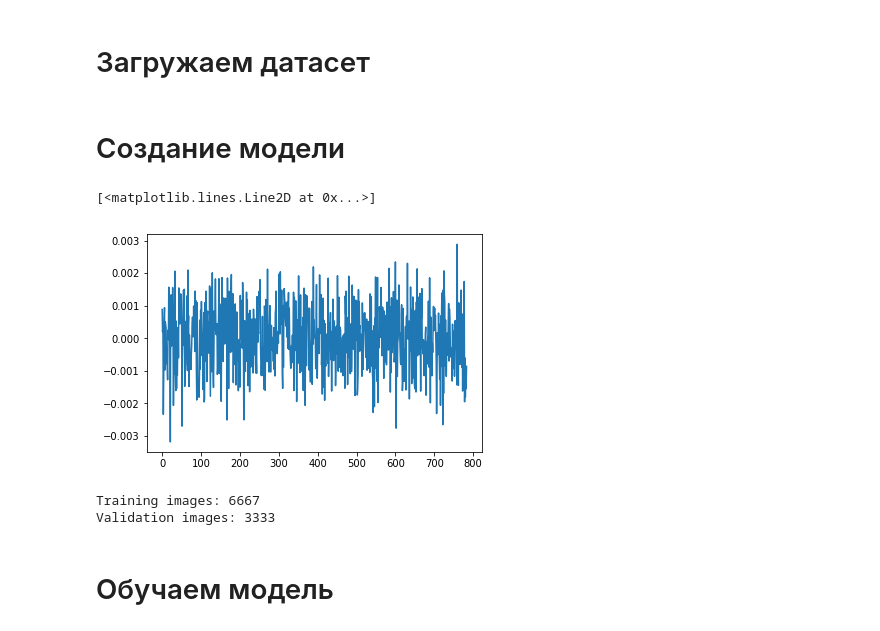
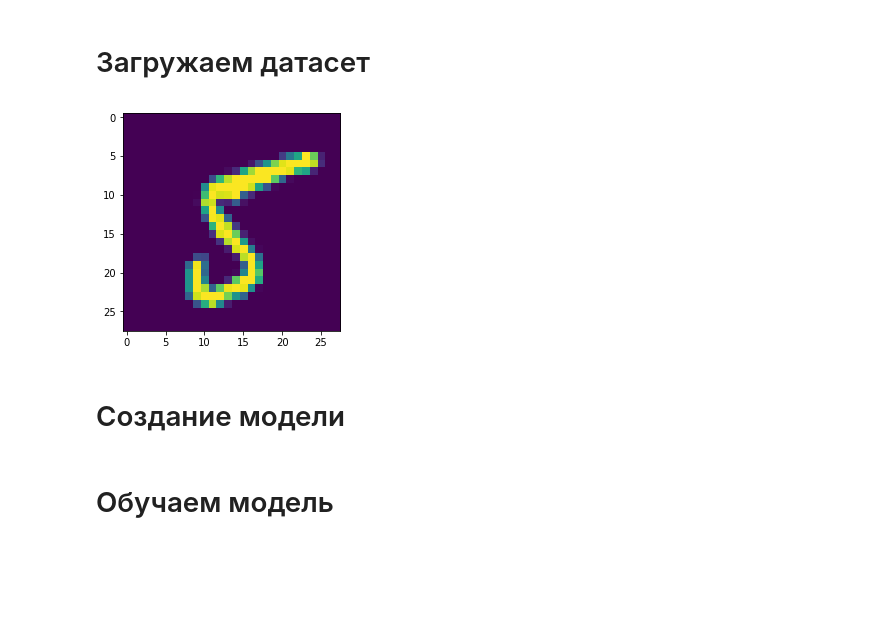
Before and after one commit to GitDimONE/Tech_ANN, a Jupyter notebook: 1_Lecture/01_Homework_Template.ipynb, the cells around one changed output. Saved outputs shown, nothing was run; the diff lists cells and outputs as text; code cells hidden in the pictures; blank space fills up the shorter version.

```diff
--- a/1_Lecture/01_Homework_Template.ipynb
+++ b/1_Lecture/01_Homework_Template.ipynb
@@ -27,35 +27,34 @@ def show_image(img):
 # %%
 # Normalizing and classification -1/+1
 def pixel_norm(x):
-    for i,pixel in enumerate(x):
-        x[i] = pixel/255
+    for img in x:
+        img = img/255
     return x
 
 def classification(y):
-    for i,label in enumerate(y):
-        y[i]=-1 if label==5 else 1
+    for label in y:
+        label=-1 if label==5 else 1
     return y
 
 data = pixel_norm(data)
 labels = classification(labels)
+
+show_image(data[0])
+# %% [output]
+[figure, added]
 # %% [markdown]
 # Создание модели
 # %%
 # Creating two perceptrons in output layer
-'''Global weight declaration for multiple Runs capabilities'''
+'''Global weight declaration for multiple runs capabilities'''
 
-np.random.seed(20)
-w = np.array(data.shape[1])
+np.random.seed(10)
 w = np.random.normal(scale=0.001, size = data.shape[1])
-plt.plot(w)
-# %% [output]
-[<matplotlib.lines.Line2D at 0x...>]
-[figure, removed]
 # %%
 # k-fold Cross Validation Scheme with shuffling
 '''k-fold must be 'None' or 2,3..'''
 
-k_fold = 3
+k_fold = 20
 
 def cross_validation(data, labels):
     global x_train, y_train
@@ -73,16 +72,6 @@ def cross_validation(data, labels):
         train = np.asarray(data_set)
         y_train, x_train = train[:, 0], train[:, np.r_[1:train.shape[1]]]
         print("Validation images:", x_train.shape[0])
-
-cross_validation(data, labels)
-
-loss_train = []
-loss_valid = []
-acc_train = []
-acc_valid = []
-# %% [output]
-Training images: 6667
-Validation images: 3333
 # %% [markdown]
 # Обучаем модель
 # %%
```
Also changed, not shown: parts of 12 cells of this notebook.
